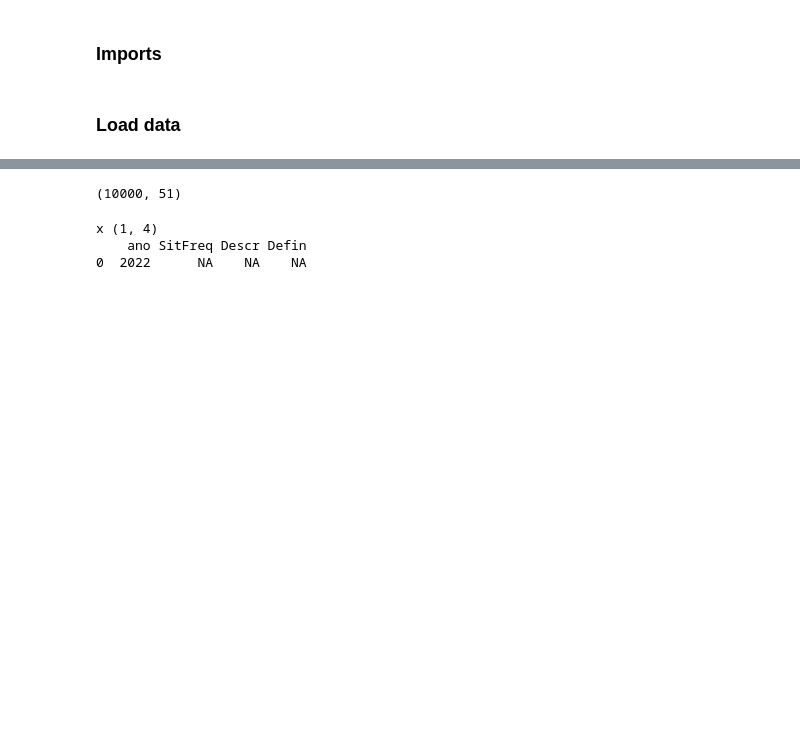
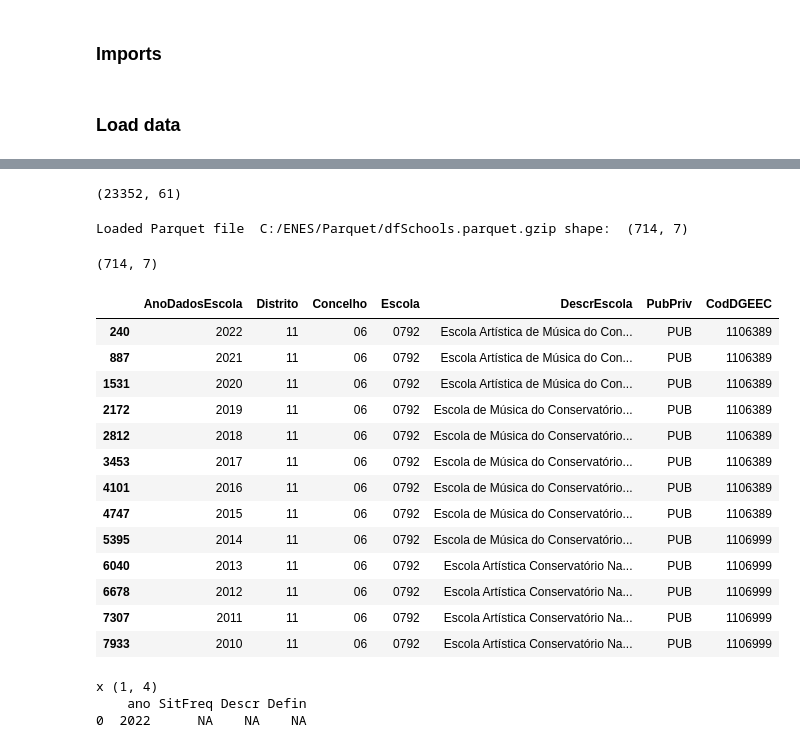
Before and after one commit to samueldatasci/ENES, a Jupyter notebook: code/featureEngineering.ipynb, the cells around one changed output, grey strips where cells are left out. Saved outputs shown, nothing was run; the diff lists cells and outputs as text; code cells hidden in the pictures; blank space fills up the shorter version.

```diff
--- a/code/featureEngineering.ipynb
+++ b/code/featureEngineering.ipynb
@@ -84,4 +133,0 @@ Index: []
-# %%
-df1.shape
-# %% [output]
-(10000, 51)
@@ -88,3 +145,33 @@ df1.shape
+# %%
+x = dfInfoEscolas[~dfInfoEscolas["Descr"].isna()]
+x.shape
+# %% [output]
+(23352, 61)
+# %%
+from ImportUtils import get_dfSchools_from_Parquet
+fsch = get_dfSchools_from_Parquet()
+
+fsch.shape
+# %% [output]
+Loaded Parquet file  C:/ENES/Parquet/dfSchools.parquet.gzip shape:  (714, 7)
+(714, 7)
+# %%
+dfSchools[dfSchools["Escola"]=="0792"]
+# %% [output]
+|  | AnoDadosEscola | Distrito | Concelho | Escola | DescrEscola | PubPriv | CodDGEEC |
+| 240 | 2022 | 11 | 06 | 0792 | Escola Artística de Música do Con... | PUB | 1106389 |
+| 887 | 2021 | 11 | 06 | 0792 | Escola Artística de Música do Con... | PUB | 1106389 |
+| 1531 | 2020 | 11 | 06 | 0792 | Escola Artística de Música do Con... | PUB | 1106389 |
+| 2172 | 2019 | 11 | 06 | 0792 | Escola de Música do Conservatório... | PUB | 1106389 |
+| 2812 | 2018 | 11 | 06 | 0792 | Escola de Música do Conservatório... | PUB | 1106389 |
+| 3453 | 2017 | 11 | 06 | 0792 | Escola de Música do Conservatório... | PUB | 1106389 |
+| 4101 | 2016 | 11 | 06 | 0792 | Escola de Música do Conservatório... | PUB | 1106389 |
+| 4747 | 2015 | 11 | 06 | 0792 | Escola de Música do Conservatório... | PUB | 1106389 |
+| 5395 | 2014 | 11 | 06 | 0792 | Escola de Música do Conservatório... | PUB | 1106999 |
+| 6040 | 2013 | 11 | 06 | 0792 | Escola Artística Conservatório Na... | PUB | 1106999 |
+| 6678 | 2012 | 11 | 06 | 0792 | Escola Artística Conservatório Na... | PUB | 1106999 |
+| 7307 | 2011 | 11 | 06 | 0792 | Escola Artística Conservatório Na... | PUB | 1106999 |
+| 7933 | 2010 | 11 | 06 | 0792 | Escola Artística Conservatório Na... | PUB | 1106999 |
 # %%
 # Replace null values in SitFreqDescr and SitFreqDefin with "Desconhecido"
 xx["SitFreqDescr"].fillna("Desconhecido", inplace=True)
```
Also changed, not shown: parts of 12 cells of this notebook, 6 other files.
